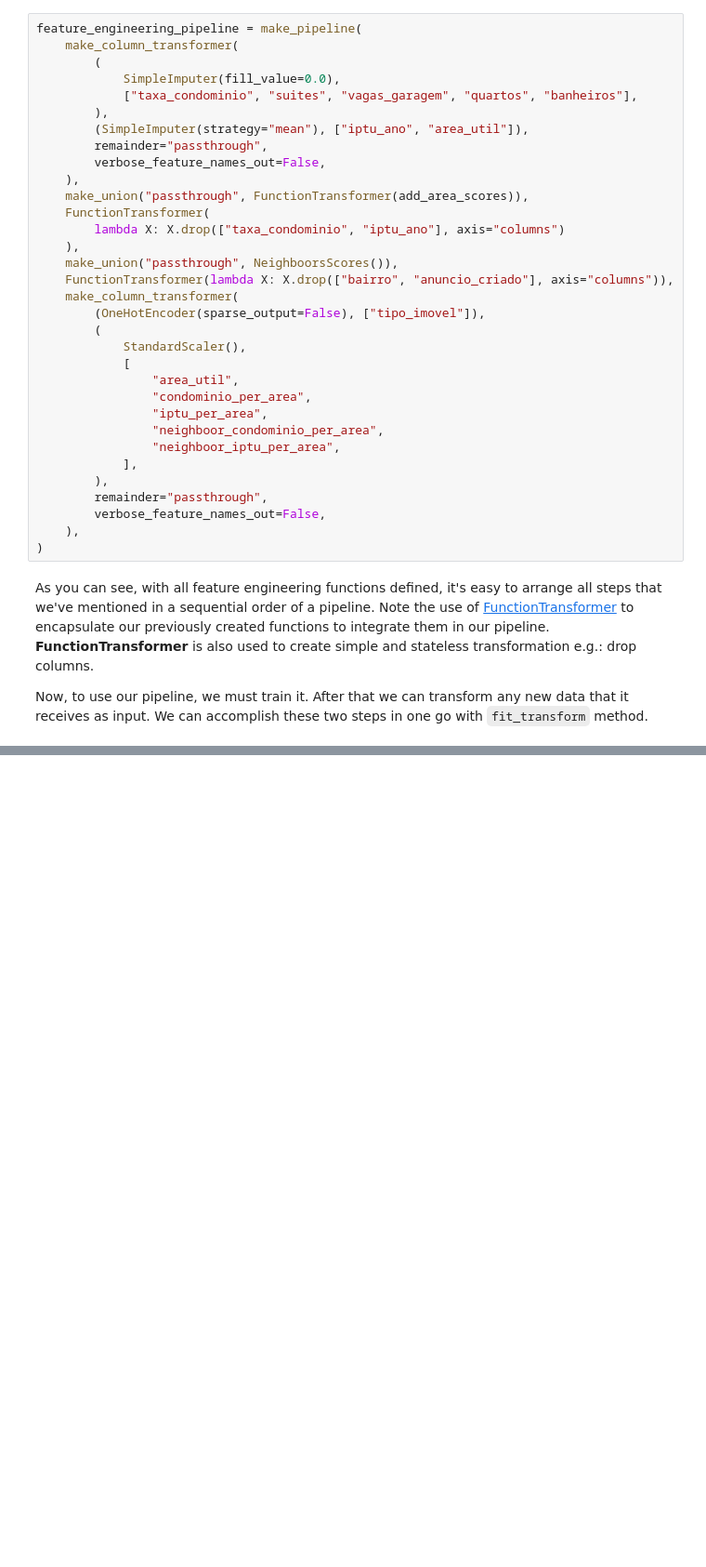
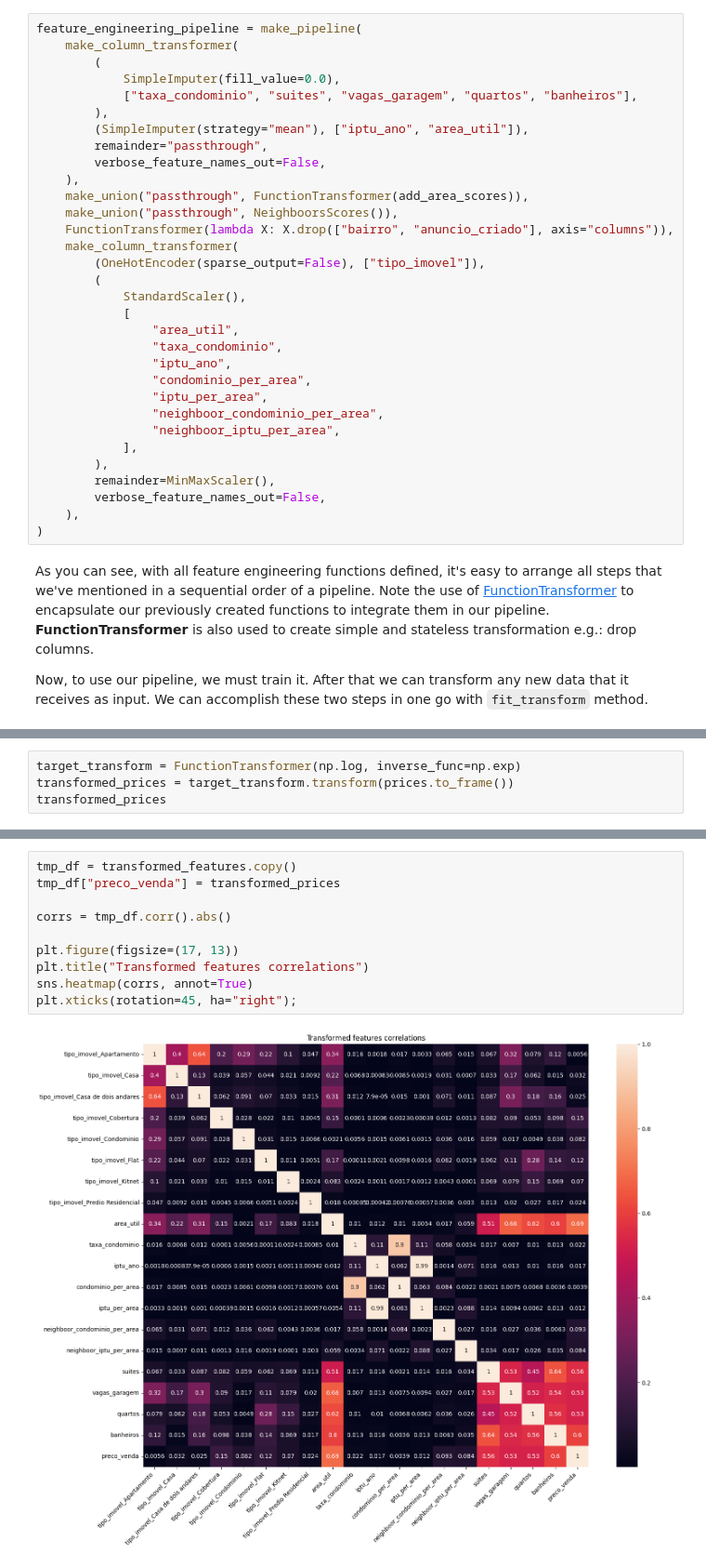
Before and after one commit to TheCamilovisk/HousePricePredictionApp, a Jupyter notebook: notebooks/03-data-preprocessing.ipynb, the cells around one changed output, grey strips where cells are left out. Shown at 93% size. Drawn from its saved outputs; the diff is of its cells as text; blank space fills up the shorter version.

```diff
--- a/notebooks/03-data-preprocessing.ipynb
+++ b/notebooks/03-data-preprocessing.ipynb
@@ -252,9 +255,6 @@ feature_engineering_pipeline = make_pipeline(
         verbose_feature_names_out=False,
     ),
     make_union("passthrough", FunctionTransformer(add_area_scores)),
-    FunctionTransformer(
-        lambda X: X.drop(["taxa_condominio", "iptu_ano"], axis="columns")
-    ),
     make_union("passthrough", NeighboorsScores()),
     FunctionTransformer(lambda X: X.drop(["bairro", "anuncio_criado"], axis="columns")),
     make_column_transformer(
@@ -263,13 +263,15 @@ feature_engineering_pipeline = make_pipeline(
             StandardScaler(),
             [
                 "area_util",
+                "taxa_condominio",
+                "iptu_ano",
                 "condominio_per_area",
                 "iptu_per_area",
                 "neighboor_condominio_per_area",
                 "neighboor_iptu_per_area",
             ],
         ),
-        remainder="passthrough",
+        remainder=MinMaxScaler(),
         verbose_feature_names_out=False,
     ),
 )
@@ -297,0 +308,4 @@ transformed_features
+# %%
+target_transform = FunctionTransformer(np.log, inverse_func=np.exp)
+transformed_prices = target_transform.transform(prices.to_frame())
+transformed_prices
@@ -297,0 +332,12 @@ transformed_features
+# %%
+tmp_df = transformed_features.copy()
+tmp_df["preco_venda"] = transformed_prices
+
+corrs = tmp_df.corr().abs()
+
+plt.figure(figsize=(17, 13))
+plt.title("Transformed features correlations")
+sns.heatmap(corrs, annot=True)
+plt.xticks(rotation=45, ha="right");
+# %% [output]
+[figure, added]
```
Also changed, not shown: parts of 10 cells of this notebook, 1 other file.
